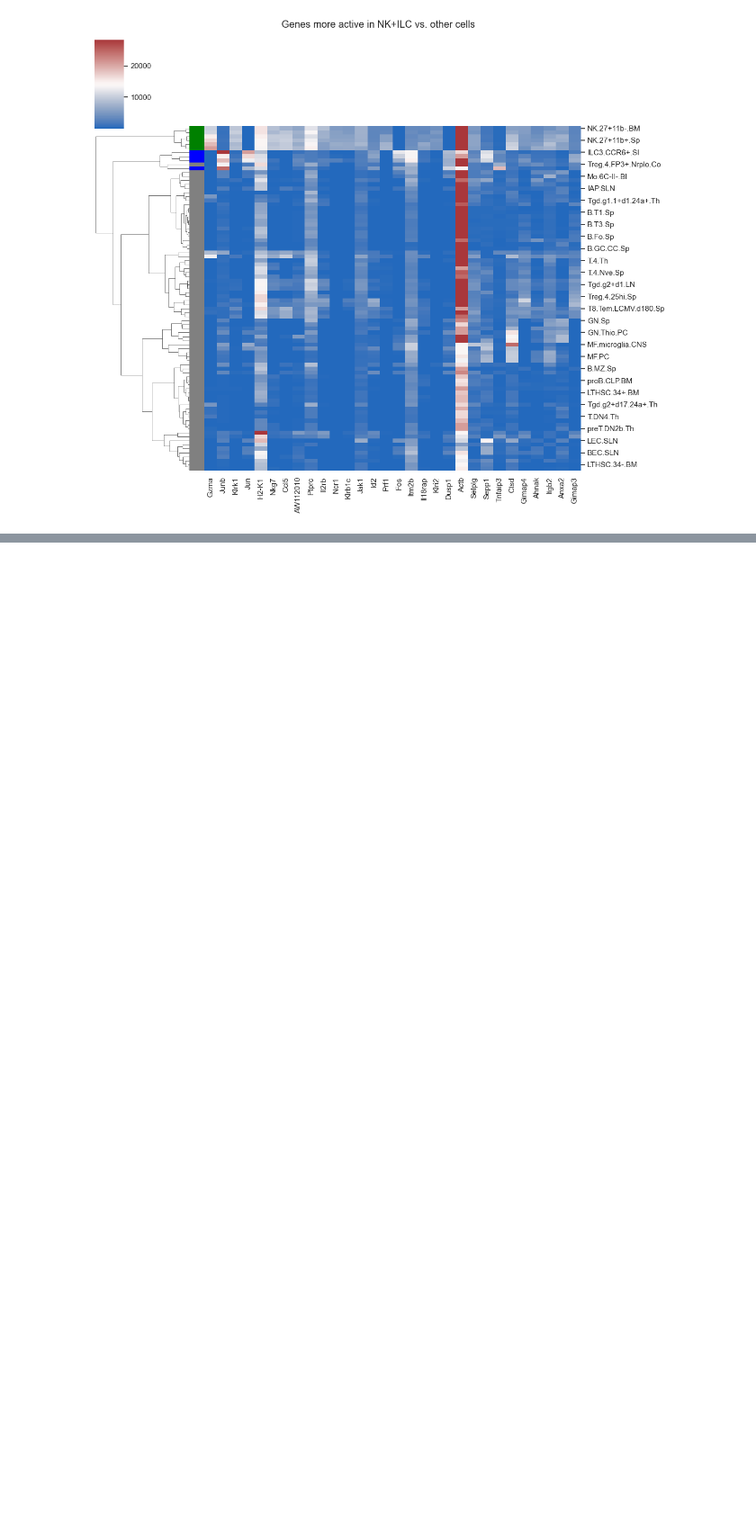
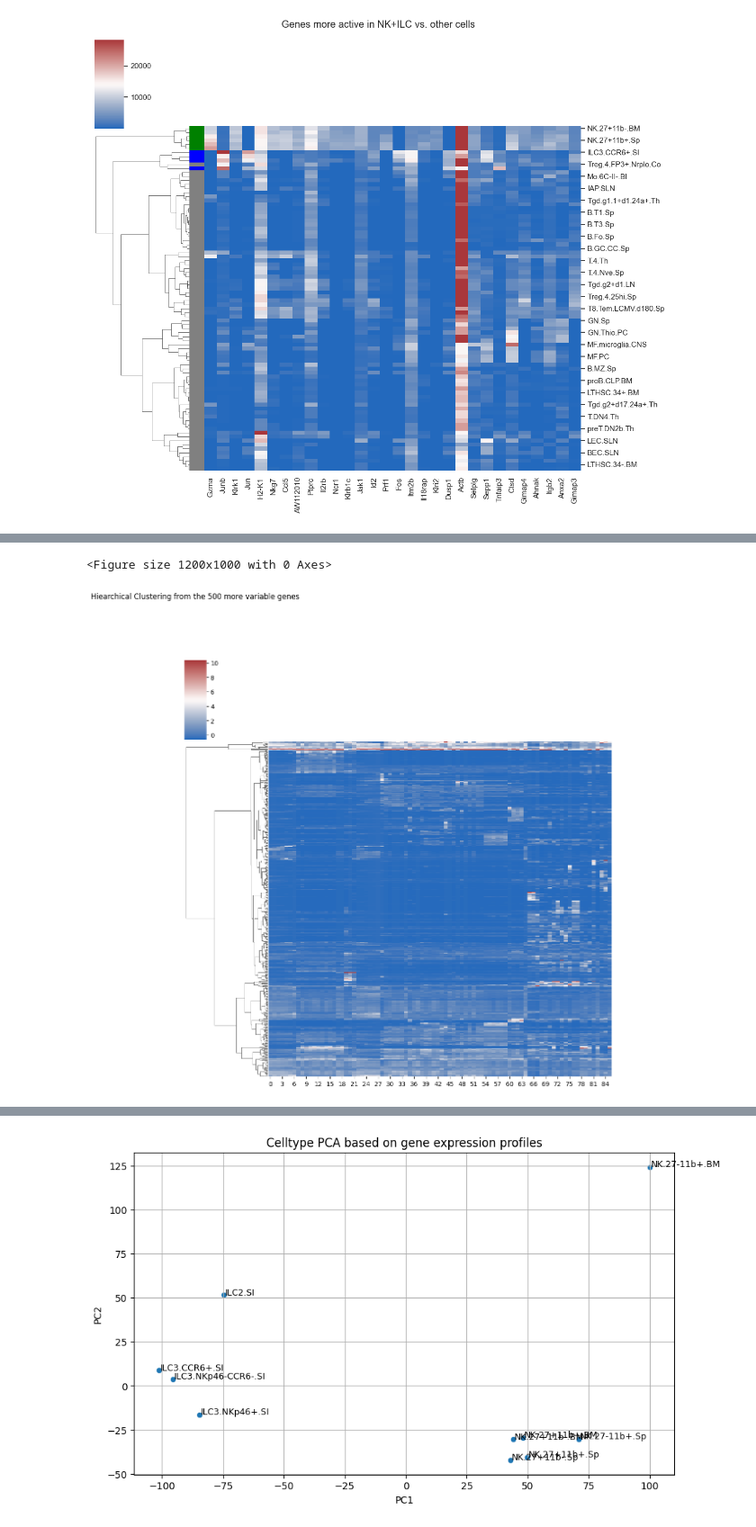
Before and after one commit to Topic2-Gene-Regulation-Immune-Cells/ILC-cells-Team4, a Jupyter notebook: DEG in RNA-seq.ipynb, the cells around one changed output, grey strips where cells are left out. Shown at 90% size. Drawn from its saved outputs; the diff is of its cells as text; code cells hidden in the pictures; blank space fills up the shorter version.

Commit message:
2. ii) Clustering of RNA-Seq based on expression profile

```diff
--- a/DEG in RNA-seq.ipynb
+++ b/DEG in RNA-seq.ipynb
@@ -590,0 +607,69 @@ plt.show()
+# %%
+import pandas as pd
+import seaborn as sns
+import matplotlib.pyplot as plt
+from sklearn.preprocessing import StandardScaler
+from scipy.cluster.hierarchy import linkage
+from sklearn.decomposition import PCA
+import warnings
+warnings.filterwarnings("ignore")
+
+file_path = "./data/mmc2.csv"
+df = pd.read_csv(file_path)
+genes = df["Unnamed: 0"]
+expression_data = df.drop(columns=["Unnamed: 0"])
+
+gene_variances = expression_data.var(axis=1)
+top_genes_idx = gene_variances.sort_values(ascending=False).head(500).index
+top_genes = expression_data.iloc[top_genes_idx]
+
+scaler = StandardScaler()
+scaled_top_genes = scaler.fit_transform(top_genes)
+
+linkage_matrix_top = linkage(scaled_top_genes, method="ward")
+
+plt.figure(figsize=(12, 10))
+sns.clustermap(scaled_top_genes, row_cluster=True, col_cluster=False,
+               row_linkage=linkage_matrix_top, cmap="vlag", yticklabels=False)
+plt.title("Hiearchical Clustering from the 500 more variable genes", pad=100)
+plt.show()
+
+cell_types_of_interest = [
+    "NK.27+11b-.BM", "NK.27+11b+.BM", "NK.27-11b+.BM",
+    "NK.27+11b-.Sp", "NK.27+11b+.Sp", "NK.27-11b+.Sp",
+    "ILC2.SI", "ILC3.NKp46-CCR6-.SI", "ILC3.NKp46+.SI", "ILC3.CCR6+.SI"
+]
+
+subset_expr = df[cell_types_of_interest]
+subset_expr.index = genes
+
+mean_expression = subset_expr.mean(axis=1)
+std_expression = subset_expr.std(axis=1)
+cv_relative = std_expression / (mean_expression + 1e-6)
+
+specific_genes_mask = (mean_expression > 50) & (cv_relative > 0.5)
+specific_genes = subset_expr[specific_genes_mask]
+
+print("Lineage specific genes (high expression and variability):")
+print(specific_genes.head())
+
+transposed = subset_expr.T
+scaled_cells = scaler.fit_transform(transposed)
+
+pca = PCA(n_components=2)
+pca_coords = pca.fit_transform(scaled_cells)
+
+pca_df = pd.DataFrame(pca_coords, columns=["PC1", "PC2"], index=transposed.index)
+
+plt.figure(figsize=(10, 6))
+sns.scatterplot(x="PC1", y="PC2", data=pca_df)
+for i in pca_df.index:
+    plt.text(pca_df.loc[i, "PC1"]+0.5, pca_df.loc[i, "PC2"], i, fontsize=9)
+plt.title("Celltype PCA based on gene expression profiles")
+plt.xlabel("PC1")
+plt.ylabel("PC2")
+plt.grid(True)
+plt.show()
+# %% [output]
+<Figure size 1200x1000 with 0 Axes>
+[figure, added]
@@ -590,0 +693 @@ plt.show()
+[figure, added]
```
Also changed, not shown: parts of 13 cells of this notebook.
